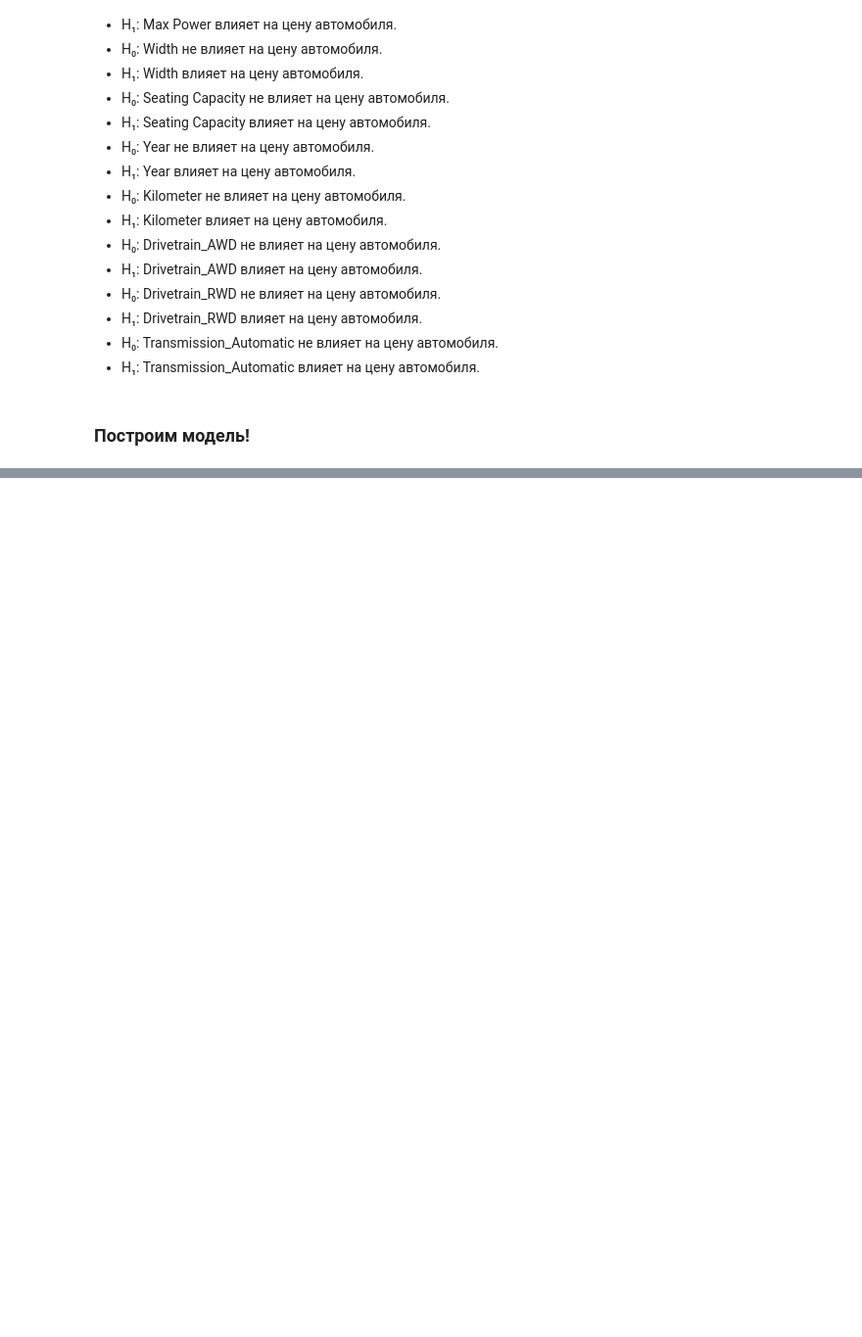
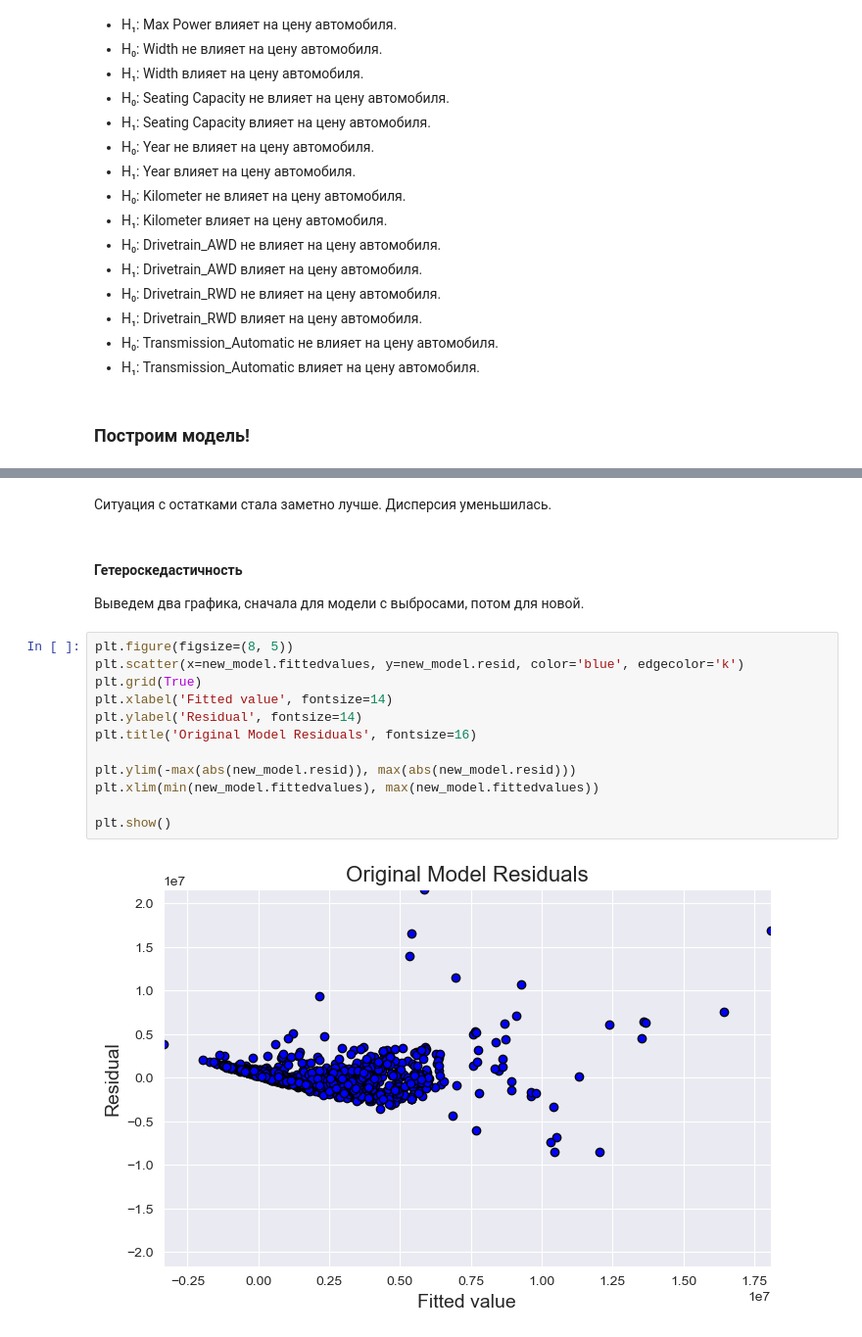
Before and after one commit to brshtsk/hell-in-python, a Jupyter notebook: Проект-авто.ipynb, the cells around one changed output, grey strips where cells are left out. Shown at 98% size. Drawn from its saved outputs; the diff is of its cells as text; blank space fills up the shorter version.

```diff
--- a/Проект-авто.ipynb
+++ b/Проект-авто.ipynb
@@ -684,0 +897,19 @@ pvals
+# %% [markdown]
+Ситуация с остатками стала заметно лучше. Дисперсия уменьшилась.
+# %% [markdown]
+#### Гетероскедастичность
+Выведем два графика, сначала для модели с выбросами, потом для новой.
+# %%
+plt.figure(figsize=(8, 5))
+plt.scatter(x=new_model.fittedvalues, y=new_model.resid, color='blue', edgecolor='k')
+plt.grid(True)
+plt.xlabel('Fitted value', fontsize=14)
+plt.ylabel('Residual', fontsize=14)
+plt.title('Original Model Residuals', fontsize=16)
+
+plt.ylim(-max(abs(new_model.resid)), max(abs(new_model.resid)))
+plt.xlim(min(new_model.fittedvalues), max(new_model.fittedvalues))
+
+plt.show()
+# %% [output]
+[figure, added]
```
Also changed, not shown: parts of 39 cells of this notebook.
